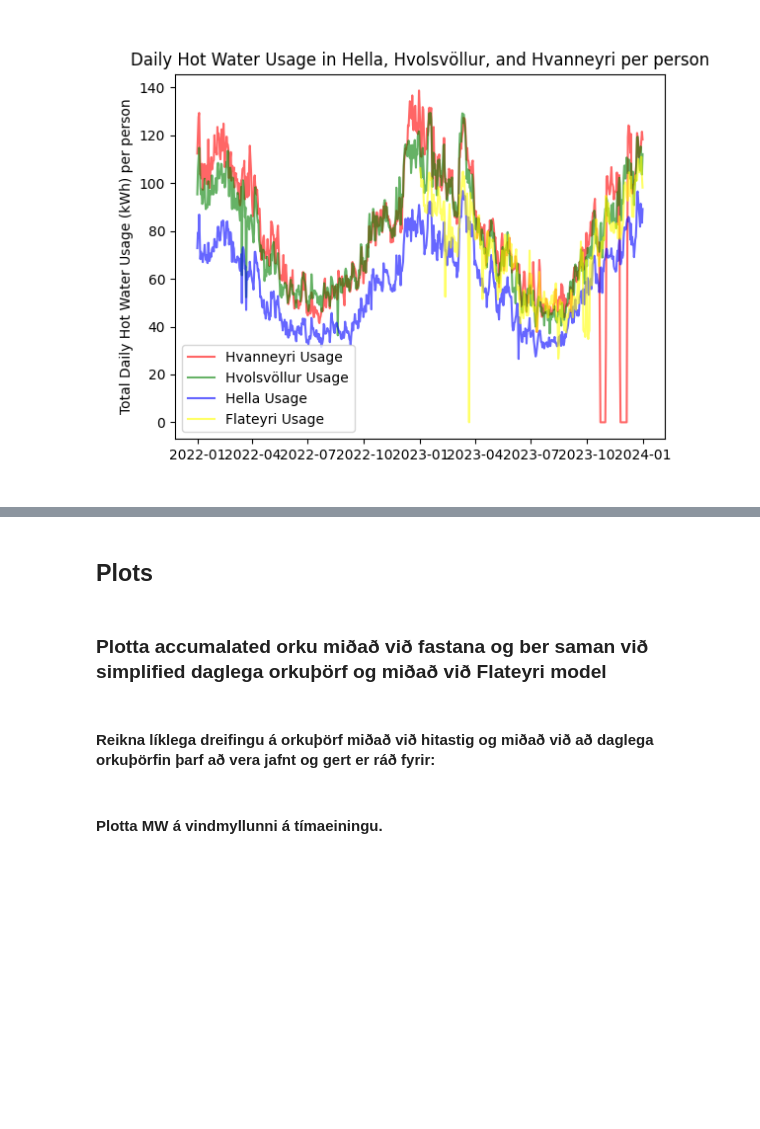
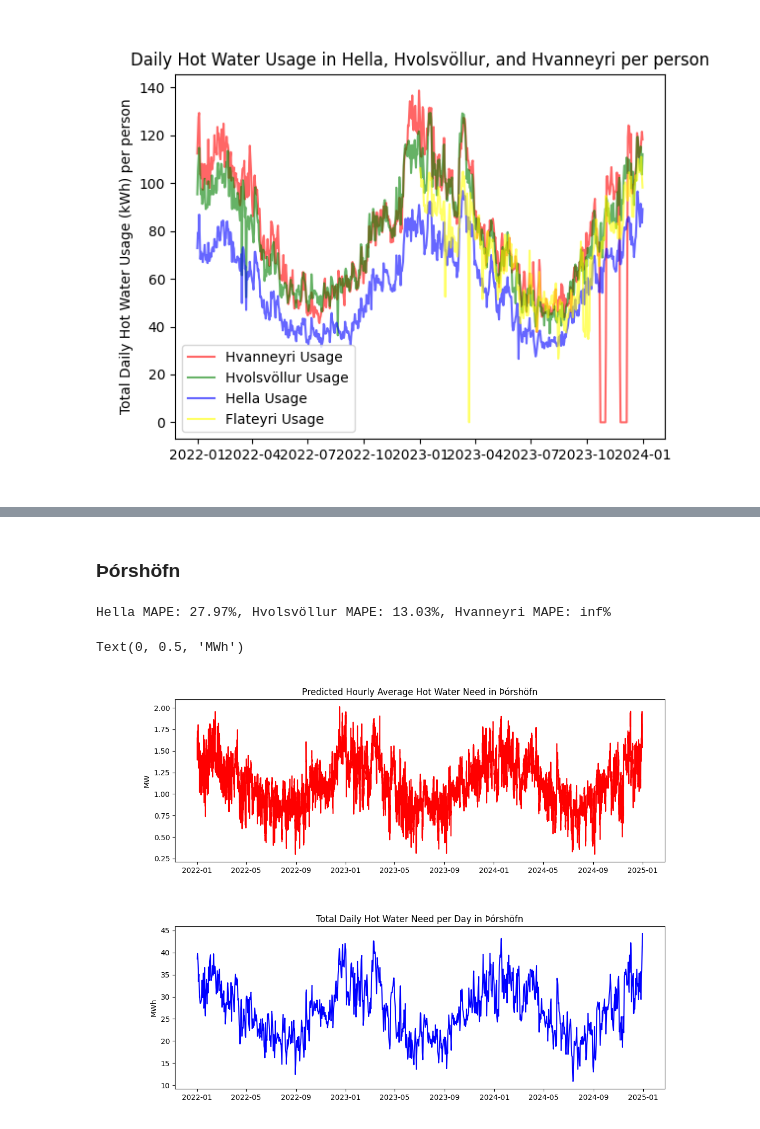
Before and after one commit to arnargylfi/Meistaraverkefni, a Jupyter notebook: Python/Main.ipynb, the cells around one changed output, grey strips where cells are left out. Saved outputs shown, nothing was run; the diff lists cells and outputs as text; code cells hidden in the pictures; blank space fills up the shorter version.

```diff
--- a/Python/Main.ipynb
+++ b/Python/Main.ipynb
@@ -15,7 +15,7 @@ plt.close('all')
 # %%
 
 # Load data from Excel files
-midfjarnes_filename = '../Data/Vedurgogn_VI_20250228_Midfjardarnes_2024_10min.xlsx'
+midfjarnes_filename = '../Data/Miðfjarðnes2022-2023.xlsx'
 
 # Load housing data for Þórshöfn
 hus = pd.read_excel('../Data/Thorshofn_Hus.xlsx')
@@ -470,4 +327,2 @@ plt.show()
 # %% [markdown]
-## Plots
+### Þórshöfn
-# %% [markdown]
-### Plotta accumalated orku miðað við fastana og ber saman við simplified daglega orkuþörf og miðað við Flateyri model
@@ -503,4 +329,62 @@ plt.show()
-# %% [markdown]
-#### Reikna líklega dreifingu á orkuþörf miðað við hitastig og miðað við að daglega orkuþörfin þarf að vera jafnt og gert er ráð fyrir:
-# %% [markdown]
-#### Plotta MW á vindmyllunni á tímaeiningu.
+# %%
+hvols_error = 100*(y_hvols_pred-daily_hvols_usage['kW'][:len(y_hvols_pred)])/ daily_hvols_usage['kW'][:len(y_hvols_pred)]
+hella_error = 100*(y_hella_pred-daily_hella_usage['kW'][:len(y_hella_pred)])/ daily_hella_usage['kW'][:len(y_hella_pred)]
+hvanneyri_error = 100*(y_hvanneyri_pred-daily_hvanneyri_usage['kW'][:len(y_hvanneyri_pred)])/ daily_hvanneyri_usage['kW'][:len(y_hvanneyri_pred)]
+
+
+
+# fig, ax = plt.subplots(figsize=(12, 4))
+# # --- Plot Hvolsvöllur ---
+# ax.plot(daily_hvols_usage.index[:len(y_hvols_pred)], hvols_error, label='Predicted', color='red')
+# ax.set_title('Hvolsvöllur')
+# ax.set_ylabel('Percent error between predicted and measured hot water usage')
+# ax.grid(True)
+# plt.show()
+# # -- Plot Hella ---
+# fig, ax = plt.subplots(figsize=(12, 4))
+# ax.plot(daily_hella_usage.index[:len(y_hella_pred)], hella_error, label='Predicted', color='red')
+# ax.set_title('Hella')
+# ax.set_ylabel('Percent error between predicted and measured hot water usage')
+# ax.grid(True)
+# plt.show()
+# # -- Plot Hvanneyri ---
+# fig, ax = plt.subplots(figsize=(12, 4))
+# ax.plot(daily_hvanneyri_usage.index[:len(y_hvanneyri_pred)], hvanneyri_error, label='Predicted', color='red')
+# ax.set_title('Hvanneyri')
+# ax.set_ylabel('Percent error between predicted and measured hot water usage')
+# ax.grid(True)
+
+# plt.show()
+
+hellaMAPE = np.mean(np.abs(hella_error))
+hvolsMAPE = np.mean(np.abs(hvols_error))
+hvanneyriMAPE = np.mean(np.abs(hvanneyri_error))
+
+print(f"Hella MAPE: {hellaMAPE:.2f}%, Hvolsvöllur MAPE: {hvolsMAPE:.2f}%, Hvanneyri MAPE: {hvanneyriMAPE:.2f}%")
+
+hvanneyri_error
+# %% [output]
+Hella MAPE: 27.97%, Hvolsvöllur MAPE: 13.03%, Hvanneyri MAPE: inf%
+# %%
+t_daily = timi[::24]
+
+
+X_thor = np.column_stack((vindhradi, hitastig))  # Features: wind speed and temperature
+X_thor = np.column_stack((np.ones(X_thor.shape[0]), X_thor))
+y_thor_pred = (X_thor @ beta)*populations['Þórshöfn']
+n = (y_thor_pred.shape[0] // 24) * 24
+y_thor_pred_daily = y_thor_pred[:n].reshape(-1, 24).sum(axis=1)   # Reshape to daily usage
+y_thor_pred_daily_average = y_thor_pred[:n].reshape(-1, 24).mean(axis=1)   # Reshape to daily usage
+# %%
+fig, ax = plt.subplots(figsize=(12, 4))
+ax.plot(timi, y_thor_pred/1000, label='Predicted Usage', color='red')
+ax.set_title('Predicted Hourly Average Hot Water Need in Þórshöfn')
+ax.set_ylabel('MW')
+fig,ax = plt.subplots(figsize=(12, 4))
+ax.plot(t_daily[:len(y_thor_pred_daily)], y_thor_pred_daily/1000, label='Predicted Daily Usage', color='blue')
+ax.set_title('Total Daily Hot Water Need per Day in Þórshöfn')
+ax.set_ylabel('MWh')
+# %% [output]
+Text(0, 0.5, 'MWh')
+[figure, added]
+[figure, added]
```
Also changed, not shown: parts of 22 cells of this notebook, 1 other file.
